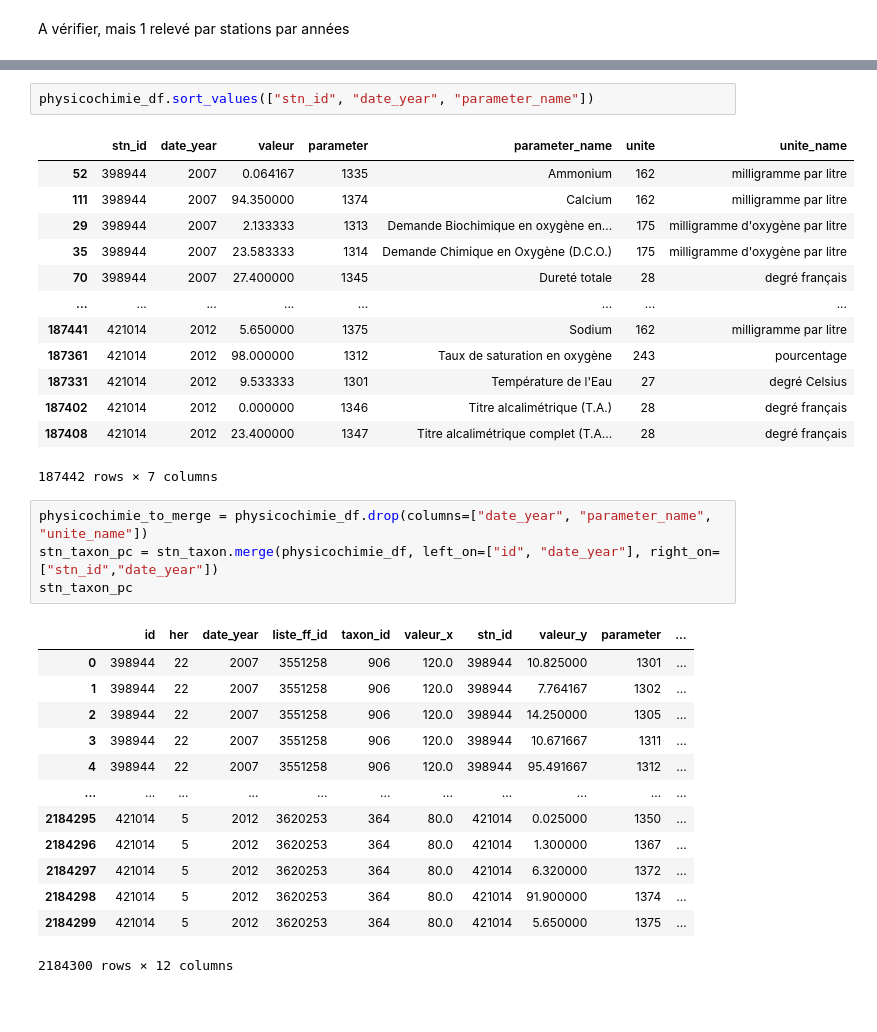
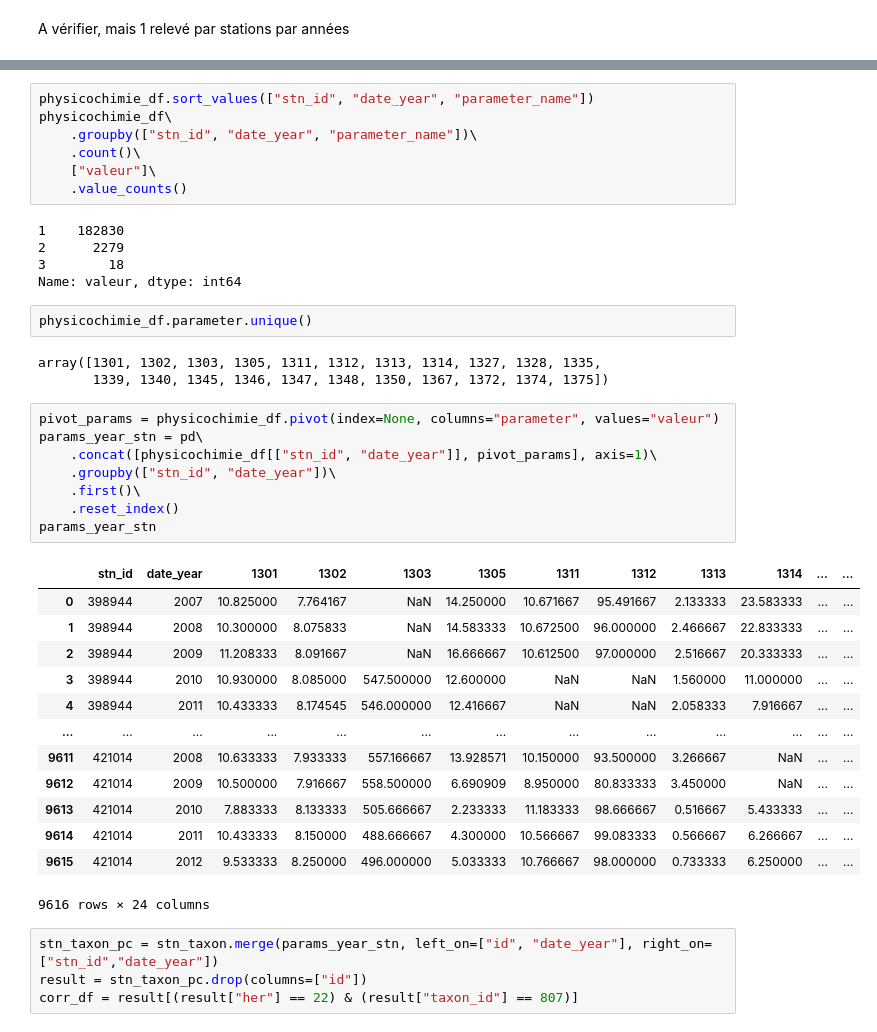
Before and after one commit to chefmtt/nvx-defis-eau, a Jupyter notebook: eau_individus.ipynb, the cells around one changed output, grey strips where cells are left out. Saved outputs shown, nothing was run; the diff lists cells and outputs as text; blank space fills up the shorter version.

```diff
--- a/eau_individus.ipynb
+++ b/eau_individus.ipynb
@@ -151,34 +169,43 @@ A vérifier, mais 1 relevé par stations par années
 # %%
 physicochimie_df.sort_values(["stn_id", "date_year", "parameter_name"])
+physicochimie_df\
+    .groupby(["stn_id", "date_year", "parameter_name"])\
+    .count()\
+    ["valeur"]\
+    .value_counts()
 # %% [output]
-|  | stn_id | date_year | valeur | parameter | parameter_name | unite | unite_name |
-| 52 | 398944 | 2007 | 0.064167 | 1335 | Ammonium | 162 | milligramme par litre |
-| 111 | 398944 | 2007 | 94.350000 | 1374 | Calcium | 162 | milligramme par litre |
-| 29 | 398944 | 2007 | 2.133333 | 1313 | Demande Biochimique en oxygène en... | 175 | milligramme d'oxygène par litre |
-| 35 | 398944 | 2007 | 23.583333 | 1314 | Demande Chimique en Oxygène (D.C.O.) | 175 | milligramme d'oxygène par litre |
-| 70 | 398944 | 2007 | 27.400000 | 1345 | Dureté totale | 28 | degré français |
-| ... | ... | ... | ... | ... | ... | ... | ... |
-| 187441 | 421014 | 2012 | 5.650000 | 1375 | Sodium | 162 | milligramme par litre |
-| 187361 | 421014 | 2012 | 98.000000 | 1312 | Taux de saturation en oxygène | 243 | pourcentage |
-| 187331 | 421014 | 2012 | 9.533333 | 1301 | Température de l'Eau | 27 | degré Celsius |
-| 187402 | 421014 | 2012 | 0.000000 | 1346 | Titre alcalimétrique (T.A.) | 28 | degré français |
-| 187408 | 421014 | 2012 | 23.400000 | 1347 | Titre alcalimétrique complet (T.A... | 28 | degré français |
-187442 rows × 7 columns
+1    182830
+2      2279
+3        18
+Name: valeur, dtype: int64
-# %%
-physicochimie_to_merge = physicochimie_df.drop(columns=["date_year", "parameter_name", "unite_name"])
-stn_taxon_pc = stn_taxon.merge(physicochimie_df, left_on=["id", "date_year"], right_on=["stn_id","date_year"])
-stn_taxon_pc
-# %% [output]
-|  | id | her | date_year | liste_ff_id | taxon_id | valeur_x | stn_id | valeur_y | parameter | ... |
-| 0 | 398944 | 22 | 2007 | 3551258 | 906 | 120.0 | 398944 | 10.825000 | 1301 | ... |
-| 1 | 398944 | 22 | 2007 | 3551258 | 906 | 120.0 | 398944 | 7.764167 | 1302 | ... |
-| 2 | 398944 | 22 | 2007 | 3551258 | 906 | 120.0 | 398944 | 14.250000 | 1305 | ... |
-| 3 | 398944 | 22 | 2007 | 3551258 | 906 | 120.0 | 398944 | 10.671667 | 1311 | ... |
-| 4 | 398944 | 22 | 2007 | 3551258 | 906 | 120.0 | 398944 | 95.491667 | 1312 | ... |
-| ... | ... | ... | ... | ... | ... | ... | ... | ... | ... | ... |
-| 2184295 | 421014 | 5 | 2012 | 3620253 | 364 | 80.0 | 421014 | 0.025000 | 1350 | ... |
-| 2184296 | 421014 | 5 | 2012 | 3620253 | 364 | 80.0 | 421014 | 1.300000 | 1367 | ... |
-| 2184297 | 421014 | 5 | 2012 | 3620253 | 364 | 80.0 | 421014 | 6.320000 | 1372 | ... |
-| 2184298 | 421014 | 5 | 2012 | 3620253 | 364 | 80.0 | 421014 | 91.900000 | 1374 | ... |
-| 2184299 | 421014 | 5 | 2012 | 3620253 | 364 | 80.0 | 421014 | 5.650000 | 1375 | ... |
-2184300 rows × 12 columns
+# %%
+physicochimie_df.parameter.unique()
+# %% [output]
+array([1301, 1302, 1303, 1305, 1311, 1312, 1313, 1314, 1327, 1328, 1335,
+       1339, 1340, 1345, 1346, 1347, 1348, 1350, 1367, 1372, 1374, 1375])
+# %%
+pivot_params = physicochimie_df.pivot(index=None, columns="parameter", values="valeur")
+params_year_stn = pd\
+    .concat([physicochimie_df[["stn_id", "date_year"]], pivot_params], axis=1)\
+    .groupby(["stn_id", "date_year"])\
+    .first()\
+    .reset_index()
+params_year_stn
+# %% [output]
+|  | stn_id | date_year | 1301 | 1302 | 1303 | 1305 | 1311 | 1312 | 1313 | 1314 | ... | ... |
+| 0 | 398944 | 2007 | 10.825000 | 7.764167 | NaN | 14.250000 | 10.671667 | 95.491667 | 2.133333 | 23.583333 | ... | ... |
+| 1 | 398944 | 2008 | 10.300000 | 8.075833 | NaN | 14.583333 | 10.672500 | 96.000000 | 2.466667 | 22.833333 | ... | ... |
+| 2 | 398944 | 2009 | 11.208333 | 8.091667 | NaN | 16.666667 | 10.612500 | 97.000000 | 2.516667 | 20.333333 | ... | ... |
+| 3 | 398944 | 2010 | 10.930000 | 8.085000 | 547.500000 | 12.600000 | NaN | NaN | 1.560000 | 11.000000 | ... | ... |
+| 4 | 398944 | 2011 | 10.433333 | 8.174545 | 546.000000 | 12.416667 | NaN | NaN | 2.058333 | 7.916667 | ... | ... |
+| ... | ... | ... | ... | ... | ... | ... | ... | ... | ... | ... | ... | ... |
+| 9611 | 421014 | 2008 | 10.633333 | 7.933333 | 557.166667 | 13.928571 | 10.150000 | 93.500000 | 3.266667 | NaN | ... | ... |
+| 9612 | 421014 | 2009 | 10.500000 | 7.916667 | 558.500000 | 6.690909 | 8.950000 | 80.833333 | 3.450000 | NaN | ... | ... |
+| 9613 | 421014 | 2010 | 7.883333 | 8.133333 | 505.666667 | 2.233333 | 11.183333 | 98.666667 | 0.516667 | 5.433333 | ... | ... |
+| 9614 | 421014 | 2011 | 10.433333 | 8.150000 | 488.666667 | 4.300000 | 10.566667 | 99.083333 | 0.566667 | 6.266667 | ... | ... |
+| 9615 | 421014 | 2012 | 9.533333 | 8.250000 | 496.000000 | 5.033333 | 10.766667 | 98.000000 | 0.733333 | 6.250000 | ... | ... |
+9616 rows × 24 columns
+# %%
+stn_taxon_pc = stn_taxon.merge(params_year_stn, left_on=["id", "date_year"], right_on=["stn_id","date_year"])
+result = stn_taxon_pc.drop(columns=["id"])
+corr_df = result[(result["her"] == 22) & (result["taxon_id"] == 807)]
```
Also changed, not shown: parts of 4 cells of this notebook, 1 other file.
